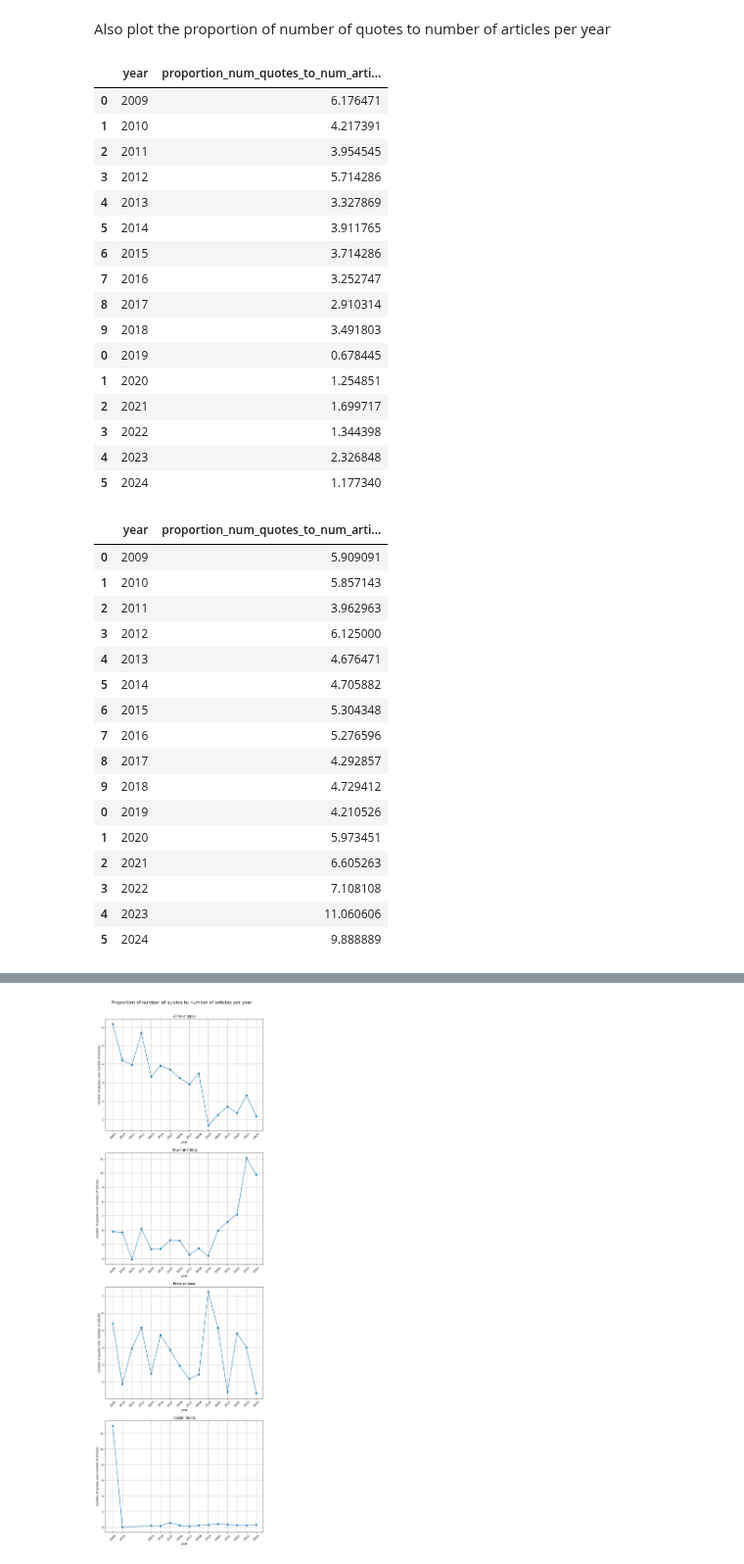
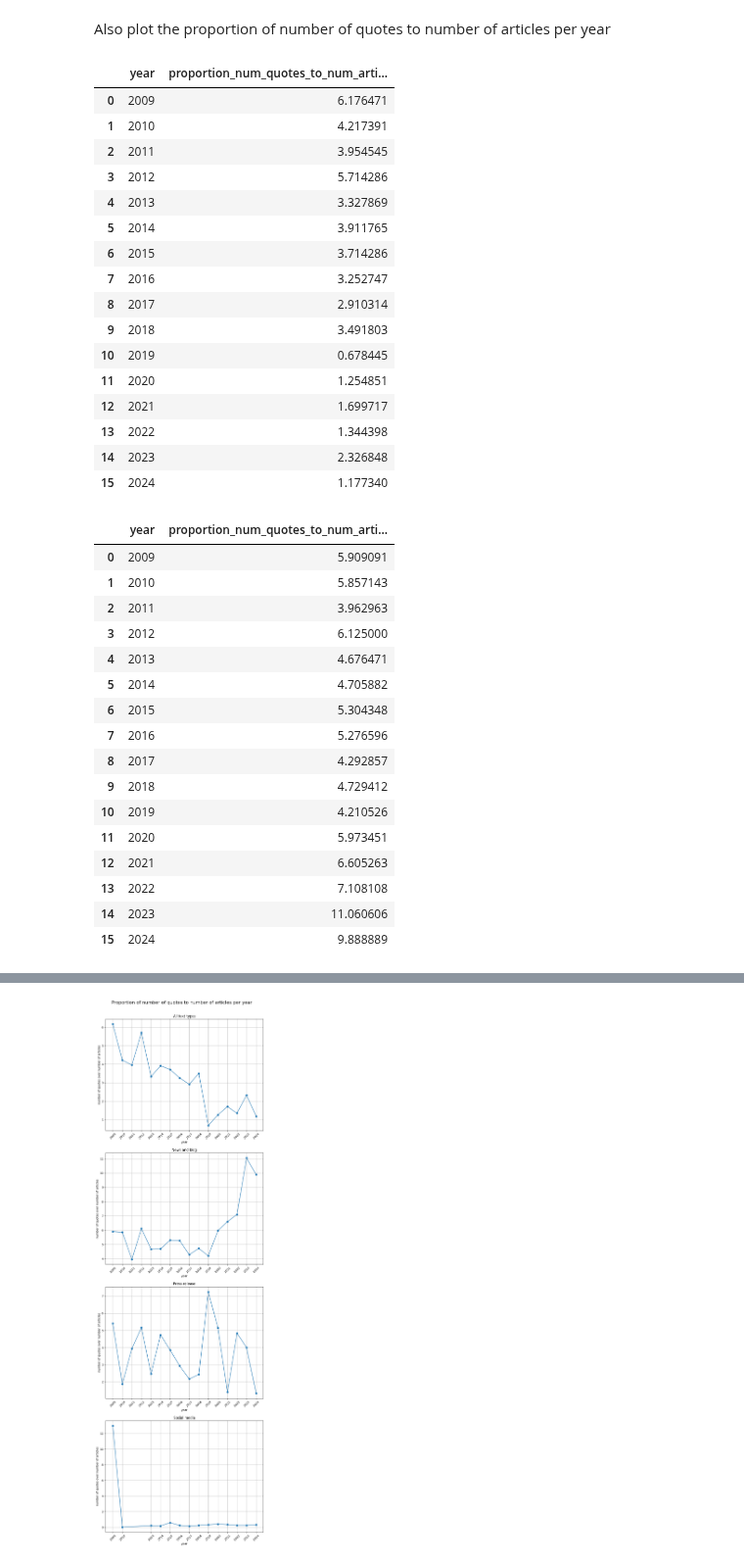
Before and after one commit to sfu-discourse-lab/fake_news_over_time, a Jupyter notebook: quotes_scatterplots.ipynb, the cells around one changed output, grey strips where cells are left out. Shown at 98% size. Drawn from its saved outputs; the diff is of its cells as text; code cells hidden in the pictures.

Commit message:
Update quotes to output single file

```diff
--- a/quotes_scatterplots.ipynb
+++ b/quotes_scatterplots.ipynb
@@ -97,34 +82,28 @@ plot_and_save_for_years(
 # %% [markdown]
 Also plot the proportion of number of quotes to number of articles per year
 # %%
-num_quotes_all_types_df = pd.concat([
-    pd.read_excel("./data/MisInfoText/Analysis_output/MisInfoText_quotes.xlsx", sheet_name="Num Quotes Proportions"),
-    pd.read_excel("./data/Fakespeak-ENG/Analysis_output/Fakespeak_quotes.xlsx", sheet_name="Num Quotes Proportions")
-])
+num_quotes_all_types_df = pd.read_excel("./output/quotes.xlsx", sheet_name="Num Quotes Proportions")
 num_quotes_all_types_df
 # %% [output]
 |  | year | proportion_num_quotes_to_num_arti... |
 | 0 | 2009 | 6.176471 |
 | 1 | 2010 | 4.217391 |
 | 2 | 2011 | 3.954545 |
 | 3 | 2012 | 5.714286 |
 | 4 | 2013 | 3.327869 |
 | 5 | 2014 | 3.911765 |
 | 6 | 2015 | 3.714286 |
 | 7 | 2016 | 3.252747 |
 | 8 | 2017 | 2.910314 |
 | 9 | 2018 | 3.491803 |
-| 0 | 2019 | 0.678445 |
-| 1 | 2020 | 1.254851 |
-| 2 | 2021 | 1.699717 |
-| 3 | 2022 | 1.344398 |
-| 4 | 2023 | 2.326848 |
-| 5 | 2024 | 1.177340 |
+| 10 | 2019 | 0.678445 |
+| 11 | 2020 | 1.254851 |
+| 12 | 2021 | 1.699717 |
+| 13 | 2022 | 1.344398 |
+| 14 | 2023 | 2.326848 |
+| 15 | 2024 | 1.177340 |
 # %%
-num_quotes_news_and_blog_df = pd.concat([
-    pd.read_excel("./data/MisInfoText/Analysis_output/news_and_blog/MisInfoText_news_and_blog_quotes.xlsx", sheet_name="Num Quotes Proportions"),
-    pd.read_excel("./data/Fakespeak-ENG/Analysis_output/news_and_blog/Fakespeak_news_and_blog_quotes.xlsx", sheet_name="Num Quotes Proportions")
-])
+num_quotes_news_and_blog_df = pd.read_excel("./output/news_and_blog/quotes_news_and_blog.xlsx", sheet_name="Num Quotes Proportions")
 num_quotes_news_and_blog_df
 # %% [output]
 |  | year | proportion_num_quotes_to_num_arti... |
@@ -138,10 +117,10 @@ num_quotes_news_and_blog_df
 | 7 | 2016 | 5.276596 |
 | 8 | 2017 | 4.292857 |
 | 9 | 2018 | 4.729412 |
-| 0 | 2019 | 4.210526 |
-| 1 | 2020 | 5.973451 |
-| 2 | 2021 | 6.605263 |
-| 3 | 2022 | 7.108108 |
-| 4 | 2023 | 11.060606 |
-| 5 | 2024 | 9.888889 |
+| 10 | 2019 | 4.210526 |
+| 11 | 2020 | 5.973451 |
+| 12 | 2021 | 6.605263 |
+| 13 | 2022 | 7.108108 |
+| 14 | 2023 | 11.060606 |
+| 15 | 2024 | 9.888889 |
 # %%
```
Also changed, not shown: parts of 7 cells of this notebook, 7 other files.
